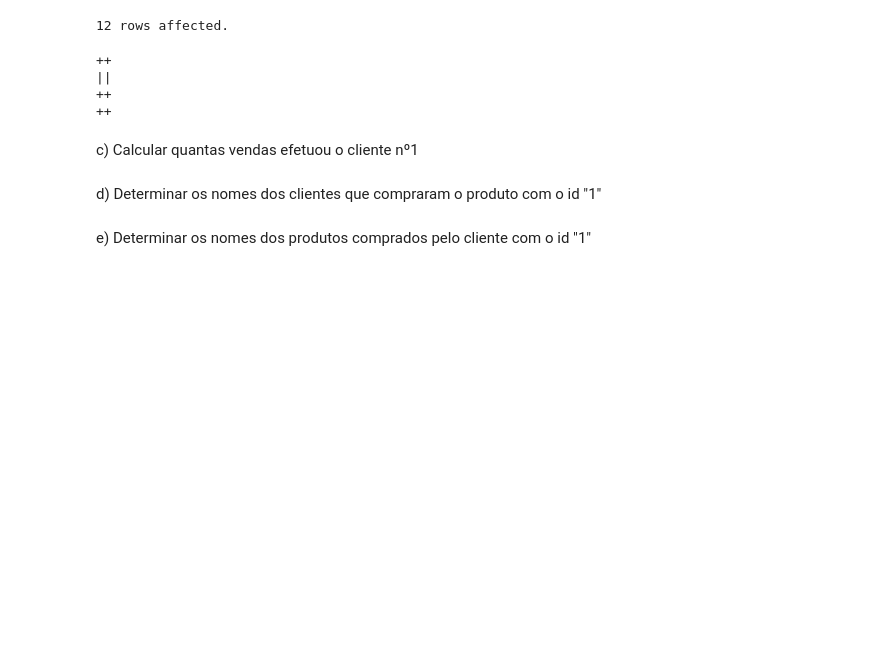
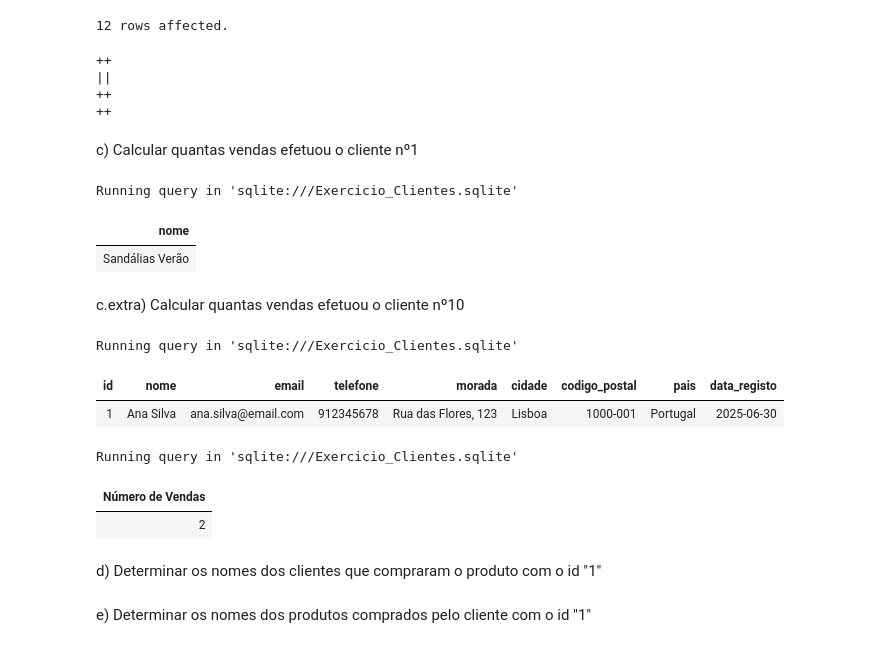
Before and after one commit to jpedrodias/FundamentosSQL, a Jupyter notebook: Week03/Exercicio_Clientes_resolvido.ipynb, the cells around one changed output. Saved outputs shown, nothing was run; the diff lists cells and outputs as text; code cells hidden in the pictures; blank space fills up the shorter version.

```diff
--- a/Week03/Exercicio_Clientes_resolvido.ipynb
+++ b/Week03/Exercicio_Clientes_resolvido.ipynb
@@ -864,6 +862,34 @@ Running query in 'sqlite:///Exercicio_Clientes.sqlite'
 ++
 # %% [markdown]
 c) Calcular quantas vendas efetuou o cliente nº1
+# %%
+%%sql
+SELECT nome
+FROM produtos
+WHERE id in (SELECT produto_id FROM vendas WHERE cliente_id = 1);
+# %% [output]
+Running query in 'sqlite:///Exercicio_Clientes.sqlite'
+| nome |
+| Sandálias Verão |
+# %% [markdown]
+c.extra) Calcular quantas vendas efetuou o cliente nº10
+# %%
+%%sql
+SELECT * FROM clientes WHERE id = 1;
+# %% [output]
+Running query in 'sqlite:///Exercicio_Clientes.sqlite'
+| id | nome | email | telefone | morada | cidade | codigo_postal | pais | data_registo |
+| 1 | Ana Silva | ana.silva@email.com | 912345678 | Rua das Flores, 123 | Lisboa | 1000-001 | Portugal | 2025-06-30 |
+# %%
+%%sql
+-- Calcular quantas vendas efetuou o cliente nº10
+SELECT COUNT(*) AS "Número de Vendas"
+FROM vendas
+WHERE cliente_id = 10;
+# %% [output]
+Running query in 'sqlite:///Exercicio_Clientes.sqlite'
+| Número de Vendas |
+| 2 |
 # %% [markdown]
 d) Determinar os nomes dos clientes que compraram o produto com o id "1"
 # %% [markdown]
```
Also changed, not shown: parts of 7 cells of this notebook, 1 other file.
